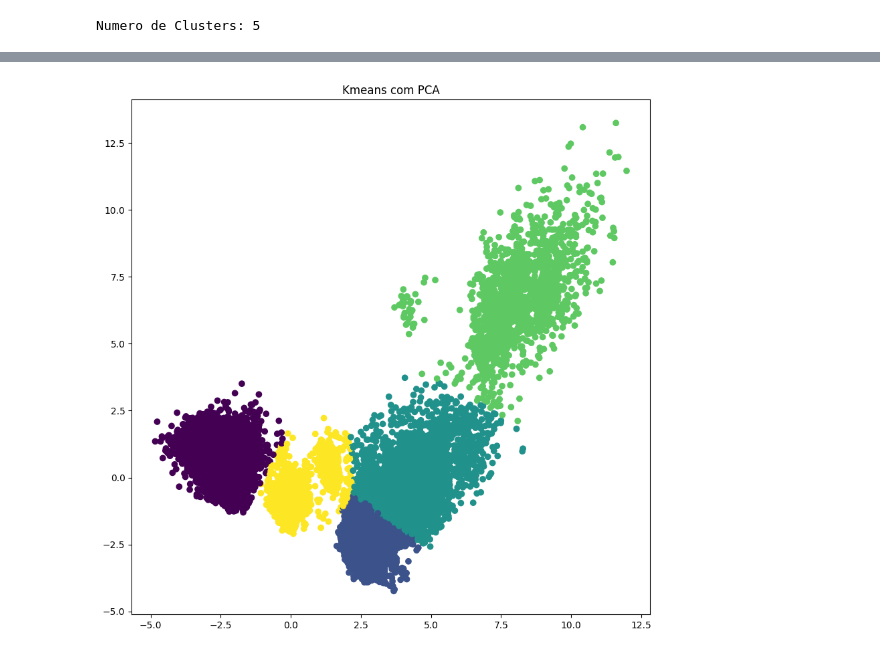
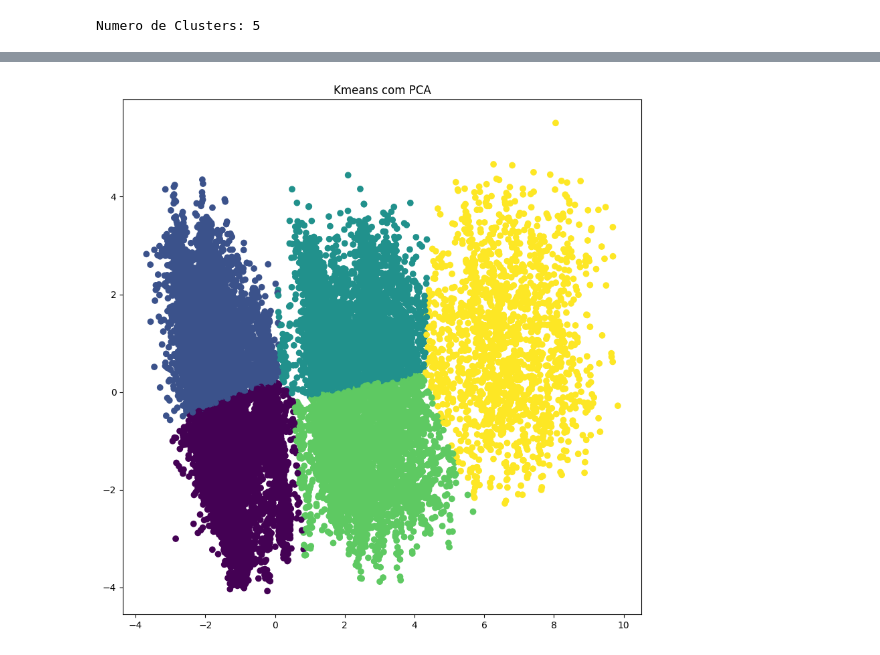
Before and after one commit to HudsonArauj/ProjectML, a Jupyter notebook: project.ipynb, the cells around one changed output, grey strips where cells are left out. Drawn from its saved outputs; the diff is of its cells as text; code cells hidden in the pictures.

```diff
--- a/project.ipynb
+++ b/project.ipynb
@@ -128,0 +110,4 @@ df_final = df_final.astype(float)
+# %%
+df_copy = df_copy[df_copy['job'] != 'unknown']
+df_copy = df_copy[df_copy['education'] != 'unknown']
+df_copy = df_copy[df_copy['contact'] != 'unknown']
@@ -129,3 +118,6 @@ df_final = df_final.astype(float)
+# %%
+df_final = pd.get_dummies(df_copy, columns=cat, drop_first=True)
+df_final = df_final.astype(float)
 # %%
 df_final.head()
 # %% [output]
@@ -180,32 +178,32 @@ from sklearn.cluster import KMeans
 pca = PCA(n_components=2)
 
 # Normalizar os dados
 scaler = StandardScaler()
 
 # Aplique o K-means aos dados normalizados
-kmeans = KMeans(n_clusters=5, random_state=42)
+kmeans = KMeans(n_clusters=n_cluster, random_state=42)
 
 X = df_final.copy()
 
 # criar o pipeline
 pipeline = Pipeline([
     ('scaler', scaler),
     ('pca', pca)
 ])
 
 # fit_transform
 X_pca = pipeline.fit_transform(X)
 
 # fit
 kmeans.fit(X_pca)
 
 # predict
 y_pred = kmeans.predict(X_pca)
 
 # plotar o gráfico
 plt.figure(figsize=(10,10))
 plt.scatter(X_pca[:, 0], X_pca[:, 1], c=y_pred)
 plt.title('Kmeans com PCA')
 plt.show()
 # %% [output]
-[figure, old version]
+[figure, new version]
```
Also changed, not shown: parts of 46 cells of this notebook.
